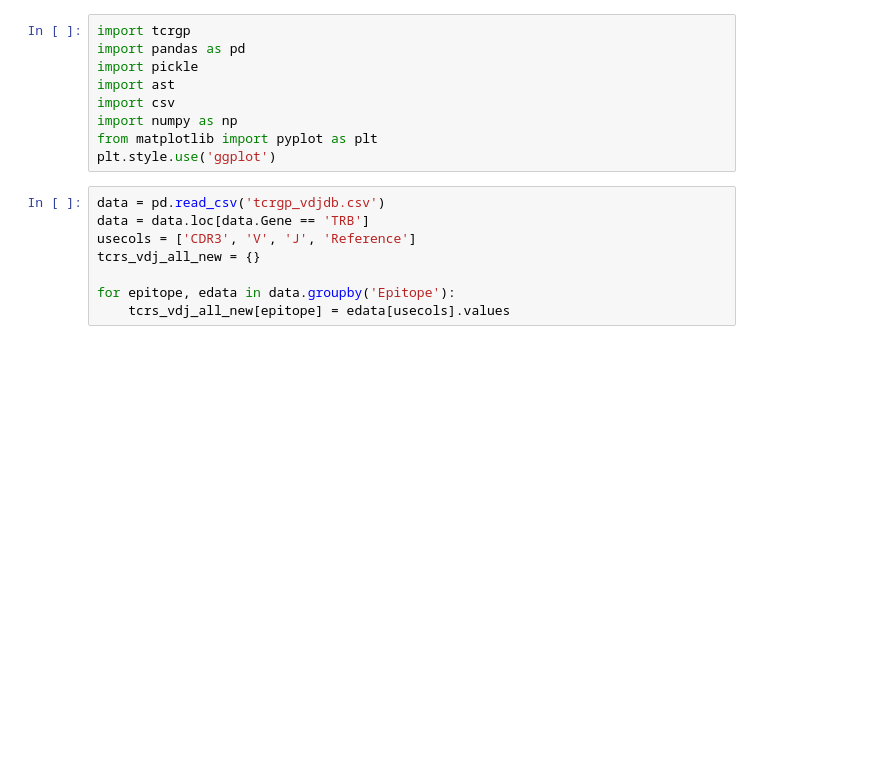
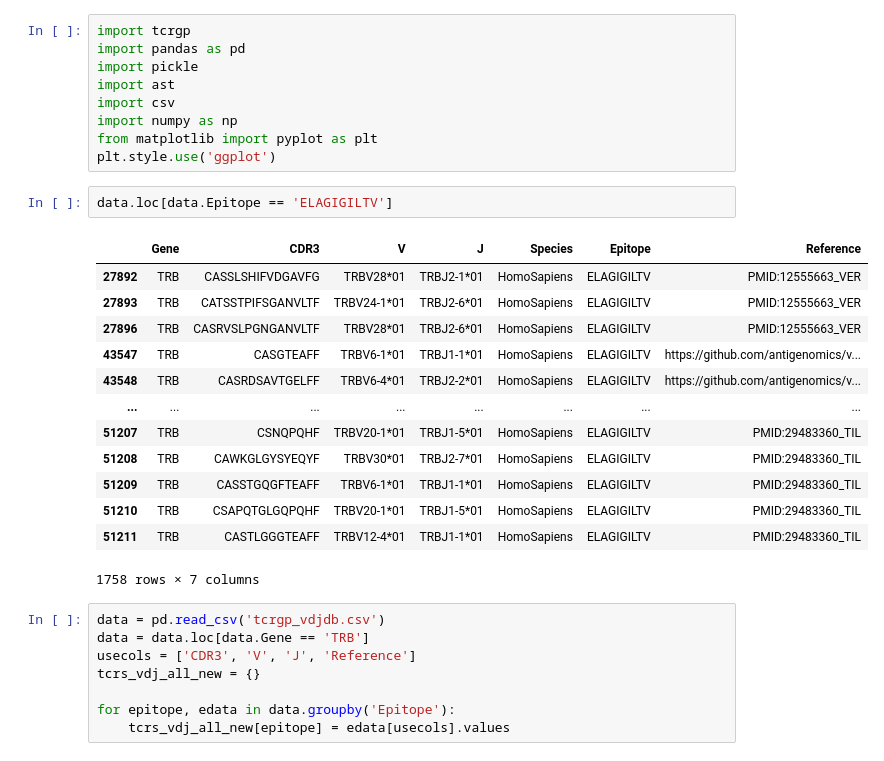
Before and after one commit to antigenomics/vdjdb-classifier-benchmark, a Jupyter notebook: TCRGP/tcrgp.ipynb, the cells around one changed output. Saved outputs shown, nothing was run; the diff lists cells and outputs as text; blank space fills up the shorter version.

```diff
--- a/TCRGP/tcrgp.ipynb
+++ b/TCRGP/tcrgp.ipynb
@@ -7,6 +7,22 @@ import csv
 import numpy as np
 from matplotlib import pyplot as plt
 plt.style.use('ggplot')
+# %%
+data.loc[data.Epitope == 'ELAGIGILTV']
+# %% [output]
+|  | Gene | CDR3 | V | J | Species | Epitope | Reference |
+| 27892 | TRB | CASSLSHIFVDGAVFG | TRBV28*01 | TRBJ2-1*01 | HomoSapiens | ELAGIGILTV | PMID:12555663_VER |
+| 27893 | TRB | CATSSTPIFSGANVLTF | TRBV24-1*01 | TRBJ2-6*01 | HomoSapiens | ELAGIGILTV | PMID:12555663_VER |
+| 27896 | TRB | CASRVSLPGNGANVLTF | TRBV28*01 | TRBJ2-6*01 | HomoSapiens | ELAGIGILTV | PMID:12555663_VER |
+| 43547 | TRB | CASGTEAFF | TRBV6-1*01 | TRBJ1-1*01 | HomoSapiens | ELAGIGILTV | https://github.com/antigenomics/v... |
+| 43548 | TRB | CASRDSAVTGELFF | TRBV6-4*01 | TRBJ2-2*01 | HomoSapiens | ELAGIGILTV | https://github.com/antigenomics/v... |
+| ... | ... | ... | ... | ... | ... | ... | ... |
+| 51207 | TRB | CSNQPQHF | TRBV20-1*01 | TRBJ1-5*01 | HomoSapiens | ELAGIGILTV | PMID:29483360_TIL |
+| 51208 | TRB | CAWKGLGYSYEQYF | TRBV30*01 | TRBJ2-7*01 | HomoSapiens | ELAGIGILTV | PMID:29483360_TIL |
+| 51209 | TRB | CASSTGQGFTEAFF | TRBV6-1*01 | TRBJ1-1*01 | HomoSapiens | ELAGIGILTV | PMID:29483360_TIL |
+| 51210 | TRB | CSAPQTGLGQPQHF | TRBV20-1*01 | TRBJ1-5*01 | HomoSapiens | ELAGIGILTV | PMID:29483360_TIL |
+| 51211 | TRB | CASTLGGGTEAFF | TRBV12-4*01 | TRBJ1-1*01 | HomoSapiens | ELAGIGILTV | PMID:29483360_TIL |
+1758 rows × 7 columns
 # %%
 data = pd.read_csv('tcrgp_vdjdb.csv')
 data = data.loc[data.Gene == 'TRB']
```
Also changed, not shown: parts of 7 cells of this notebook.
